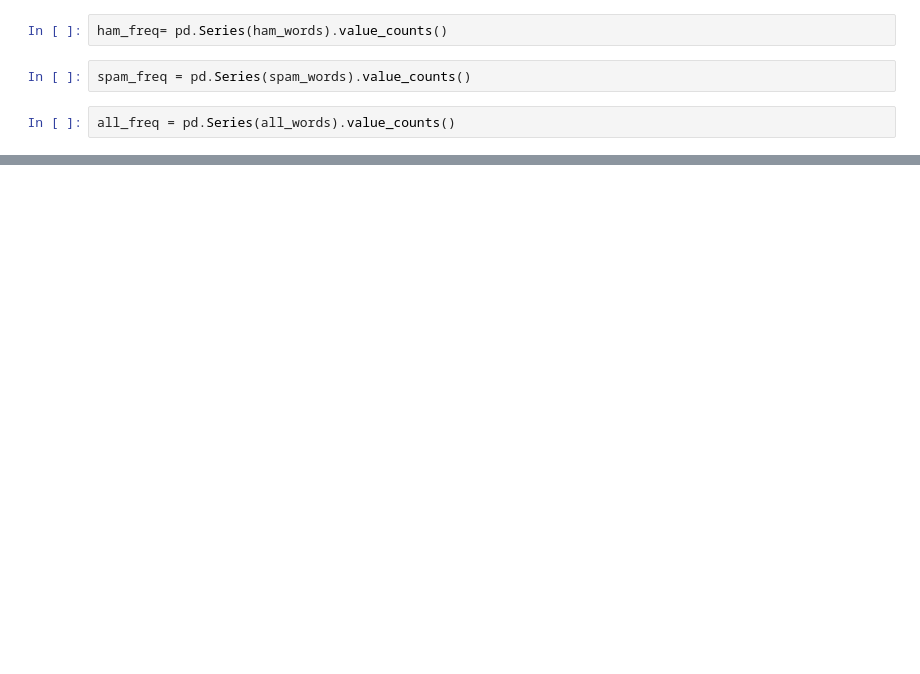
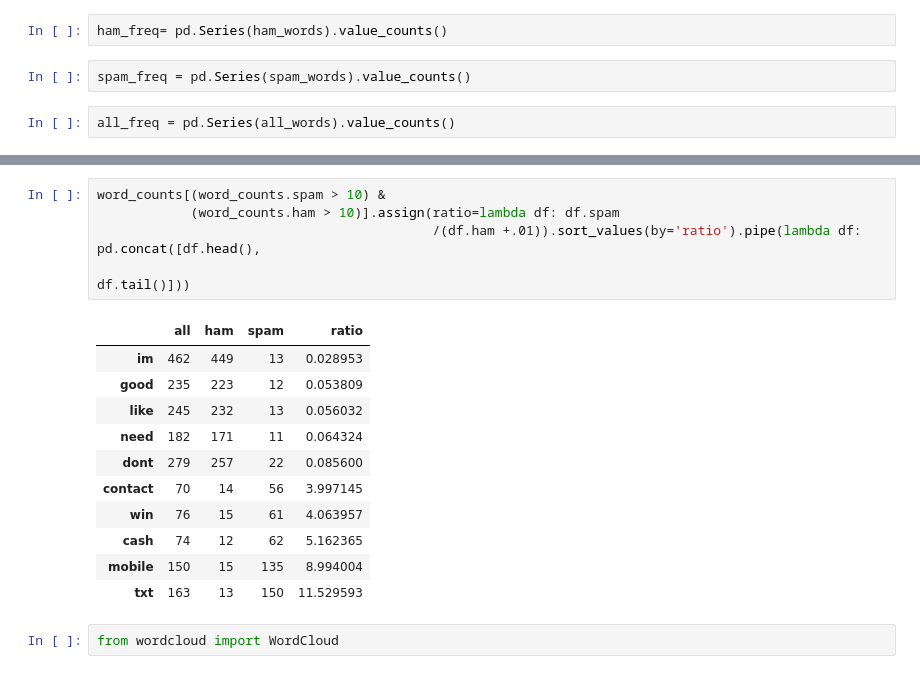
Before and after one commit to jacobpanyathong1/natural-language-processing-exercises, a Jupyter notebook: explore.ipynb, the cells around one changed output, grey strips where cells are left out. Cells and saved outputs as stored; diff of their text form; blank space fills up the shorter version.

```diff
--- a/explore.ipynb
+++ b/explore.ipynb
@@ -68,0 +149,19 @@ dtype: int64
+# %%
+word_counts[(word_counts.spam > 10) &
+            (word_counts.ham > 10)].assign(ratio=lambda df: df.spam
+                                           /(df.ham +.01)).sort_values(by='ratio').pipe(lambda df: pd.concat([df.head(),
+                                                                                                              df.tail()]))
+# %% [output]
+|  | all | ham | spam | ratio |
+| im | 462 | 449 | 13 | 0.028953 |
+| good | 235 | 223 | 12 | 0.053809 |
+| like | 245 | 232 | 13 | 0.056032 |
+| need | 182 | 171 | 11 | 0.064324 |
+| dont | 279 | 257 | 22 | 0.085600 |
+| contact | 70 | 14 | 56 | 3.997145 |
+| win | 76 | 15 | 61 | 4.063957 |
+| cash | 74 | 12 | 62 | 5.162365 |
+| mobile | 150 | 15 | 135 | 8.994004 |
+| txt | 163 | 13 | 150 | 11.529593 |
+# %%
+from wordcloud import WordCloud
```
Also changed, not shown: parts of 16 cells of this notebook.
